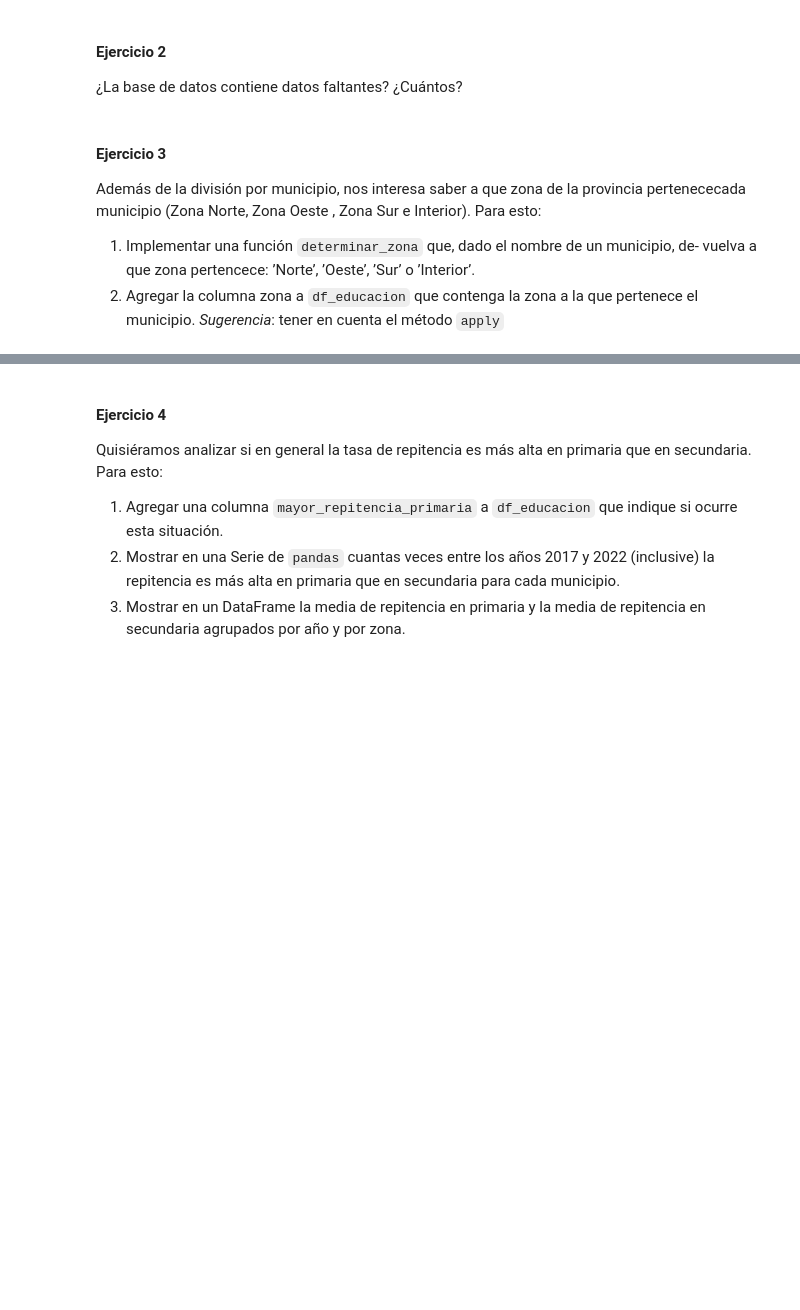
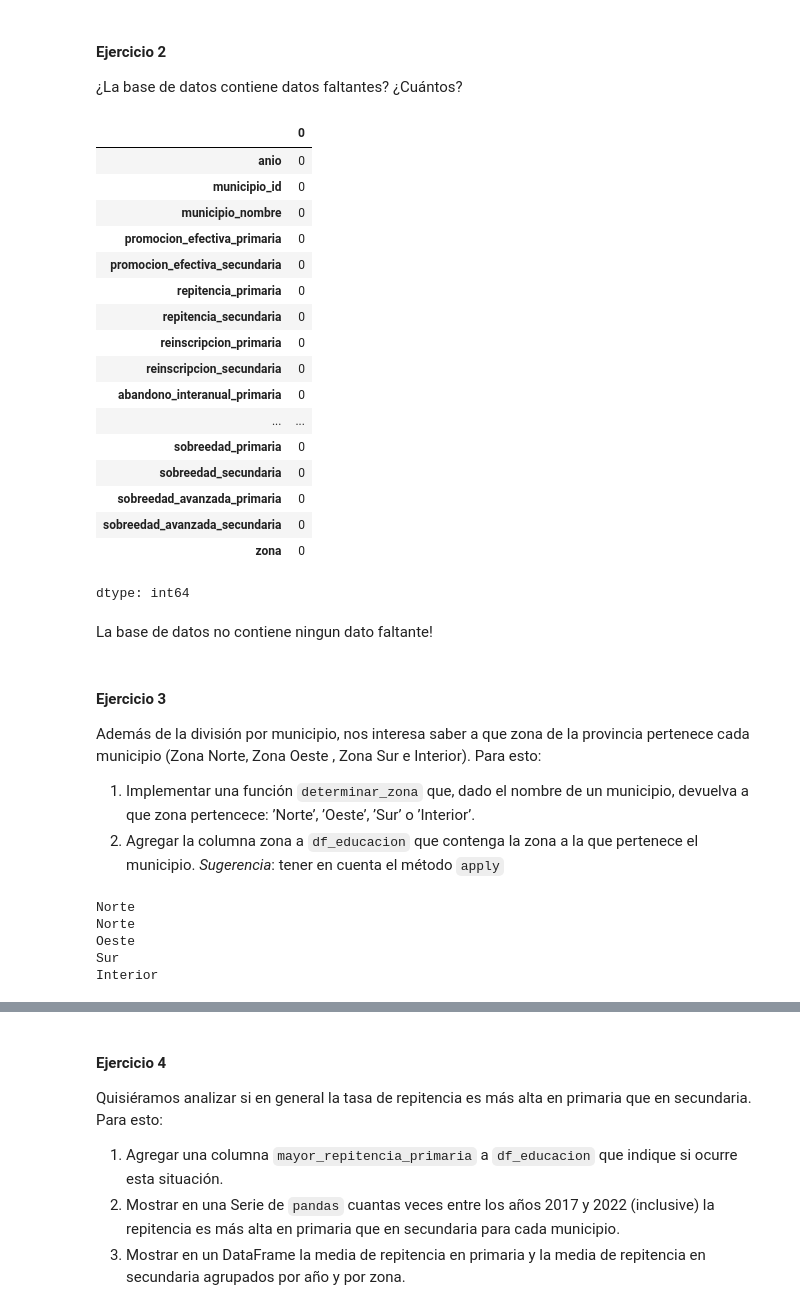
Before and after one commit to lmendezayl/uba-ldd-tp1, a Jupyter notebook: TP_1.ipynb, the cells around one changed output, grey strips where cells are left out. Drawn from its saved outputs; the diff is of its cells as text; code cells hidden in the pictures; blank space fills up the shorter version.

```diff
--- a/TP_1.ipynb
+++ b/TP_1.ipynb
@@ -41,15 +81,56 @@ Describir el tipo de variable de cada columna
 # %% [markdown]
 #### Ejercicio 2
 ¿La base de datos contiene datos faltantes? ¿Cuántos?
+# %%
+df_educacion.isna().sum()
+# %% [output]
+|  | 0 |
+| anio | 0 |
+| municipio_id | 0 |
+| municipio_nombre | 0 |
+| promocion_efectiva_primaria | 0 |
+| promocion_efectiva_secundaria | 0 |
+| repitencia_primaria | 0 |
+| repitencia_secundaria | 0 |
+| reinscripcion_primaria | 0 |
+| reinscripcion_secundaria | 0 |
+| abandono_interanual_primaria | 0 |
+| ... | ... |
+| sobreedad_primaria | 0 |
+| sobreedad_secundaria | 0 |
+| sobreedad_avanzada_primaria | 0 |
+| sobreedad_avanzada_secundaria | 0 |
+| zona | 0 |
+dtype: int64
+# %% [markdown]
+La base de datos no contiene ningun dato faltante!
 # %% [markdown]
 #### Ejercicio 3
-Además de la división por municipio, nos interesa saber a que zona de la provincia pertenececada municipio (Zona Norte, Zona Oeste , Zona Sur e Interior). Para esto:
-1. Implementar una función `determinar_zona` que, dado el nombre de un municipio, de-
-vuelva a que zona pertencece: ’Norte’, ’Oeste’, ’Sur’ o ’Interior’.
+Además de la división por municipio, nos interesa saber a que zona de la provincia pertenece cada municipio (Zona Norte, Zona Oeste , Zona Sur e Interior). Para esto:
+1. Implementar una función `determinar_zona` que, dado el nombre de un municipio, devuelva a que zona pertencece: ’Norte’, ’Oeste’, ’Sur’ o ’Interior’.
 2. Agregar la columna zona a `df_educacion` que contenga la zona a la que pertenece el
 municipio.
 *Sugerencia*: tener en cuenta el método `apply`
 # %%
-zona_norte = ['San Isidro', 'Vicente Lopez', 'General San Martin', 'San Fernando', 'Tigre']
-zona_oeste = ['Moron', 'Tres de Febrero', 'La Matanza', 'Merlo', 'Moreno']
-zona_sur = ['Almirante Brown', 'Avellaneda', 'Quilmes', 'Lanus', 'Florencio Varela', 'Berazategui', 'Lomas de Zamora', 'Esteban Echeverria']
+def determinar_zona(municipio_nombre: str) -> str:
+    zona_norte = ['San Isidro', 'Vicente Lopez', 'General San Martin', 'San Fernando', 'Tigre']
+    zona_oeste = ['Moron', 'Tres de Febrero', 'La Matanza', 'Merlo', 'Moreno']
+    zona_sur = ['Almirante Brown', 'Avellaneda', 'Quilmes', 'Lanus', 'Florencio Varela', 'Berazategui', 'Lomas de Zamora', 'Esteban Echeverria']
+    zonas = {
+        "Norte" : zona_norte,
+        "Sur" : zona_sur,
+        "Oeste" : zona_oeste}
+    for zona in zonas.keys():
+        if municipio_nombre in zonas[zona]:
+            return zona
+    return "Interior"
+
+zonas_test = ["San Isidro", "Vicente Lopez", "Merlo", "Avellaneda", "Guernica"]
+for zona in zonas_test:
+    print(determinar_zona(zona))
+# %% [output]
+Norte
+Norte
+Oeste
+Sur
+Interior
```
Also changed, not shown: parts of 6 cells of this notebook.
